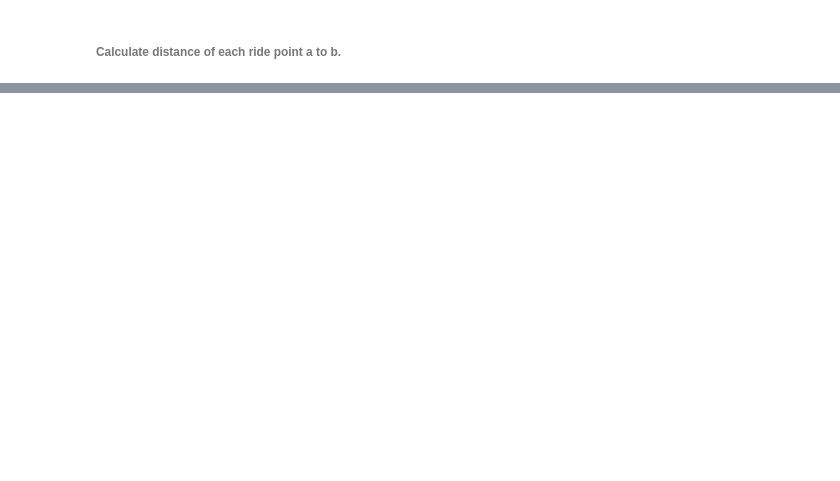
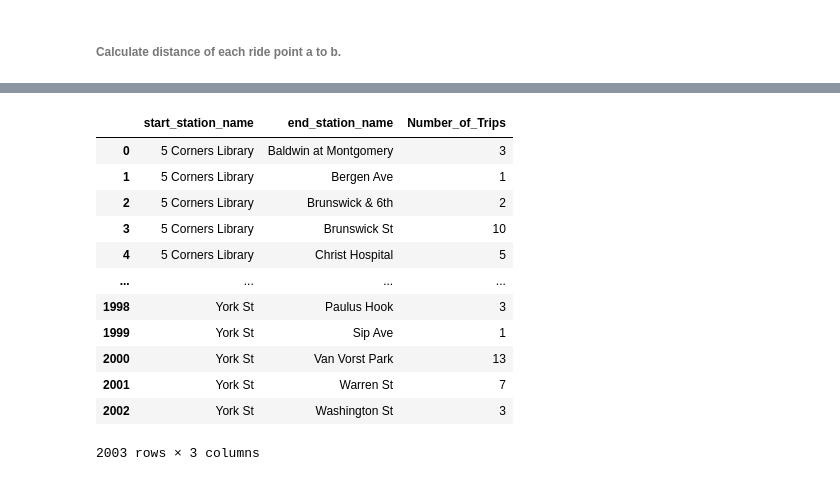
Before and after one commit to speedracer05/Tableau-CitiBike-Visualization, a Jupyter notebook: CityBike_transform_data.ipynb, the cells around one changed output, grey strips where cells are left out. Cells and saved outputs as stored; diff of their text form; code cells hidden in the pictures; blank space fills up the shorter version.

```diff
--- a/CityBike_transform_data.ipynb
+++ b/CityBike_transform_data.ipynb
@@ -103,4 +103,9 @@ merge_df.head(1)
 |  | started_at | ended_at | start_station_id | start_station_name | start_lat | start_lng | end_station_id | ... |
 | 0 | 2021-01-01 00:03:35.510 | 2021-01-01 00:08:01.777 | 3273 | Manila & 1st | 40.721651 | -74.042884 | 3209 | ... |
 # %%
-merge_df.dropna(subset=['end_lat', 'end_lng'])
+# drop rows that have blank or NaN values
+merge_df.dropna(subset=["end_lat", "end_lng", "end_station_name"], inplace = True)
+
+# defective bikes are likely to be returned to the same station
+# drop rows where both start and end stations are the same
+merge_df = merge_df[merge_df["start_station_name"] != merge_df["end_station_name"]]
@@ -180,2 +171,20 @@ df
 # %%
 df.to_csv("../Tableau-CitiBike-Visualization/Output/upload_to_tableau.csv")
+# %%
+trips_df = df.groupby(["start_station_name","end_station_name"]).size().reset_index(name = "Number_of_Trips")
+
+trips_df.to_csv("../Tableau-CitiBike-Visualization/Output.csv")
+# %% [output]
+|  | start_station_name | end_station_name | Number_of_Trips |
+| 0 | 5 Corners Library | Baldwin at Montgomery | 3 |
+| 1 | 5 Corners Library | Bergen Ave | 1 |
+| 2 | 5 Corners Library | Brunswick & 6th | 2 |
+| 3 | 5 Corners Library | Brunswick St | 10 |
+| 4 | 5 Corners Library | Christ Hospital | 5 |
+| ... | ... | ... | ... |
+| 1998 | York St | Paulus Hook | 3 |
+| 1999 | York St | Sip Ave | 1 |
+| 2000 | York St | Van Vorst Park | 13 |
+| 2001 | York St | Warren St | 7 |
+| 2002 | York St | Washington St | 3 |
+2003 rows × 3 columns
```
Also changed, not shown: parts of 2 cells of this notebook, 1 other file.
